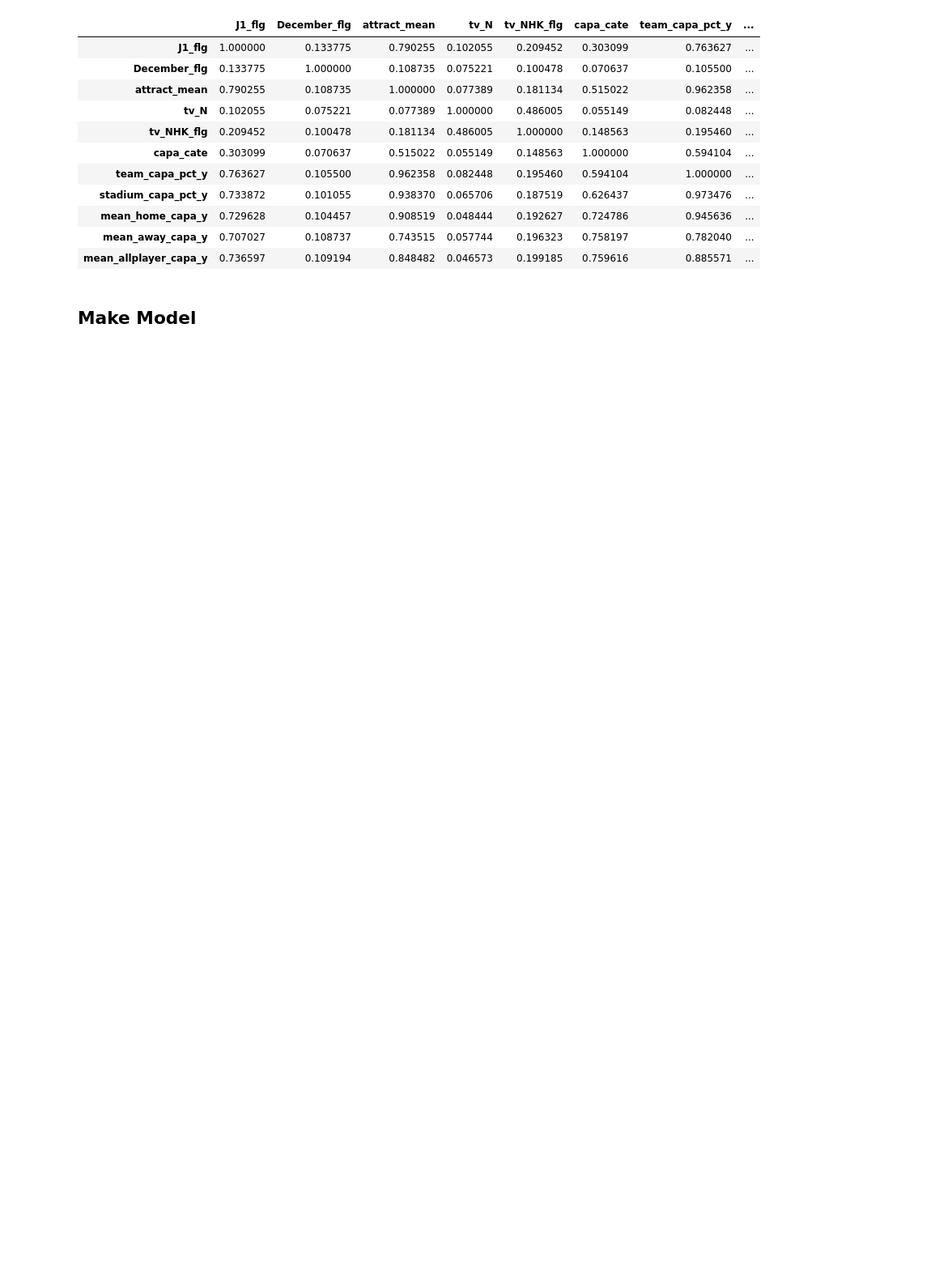
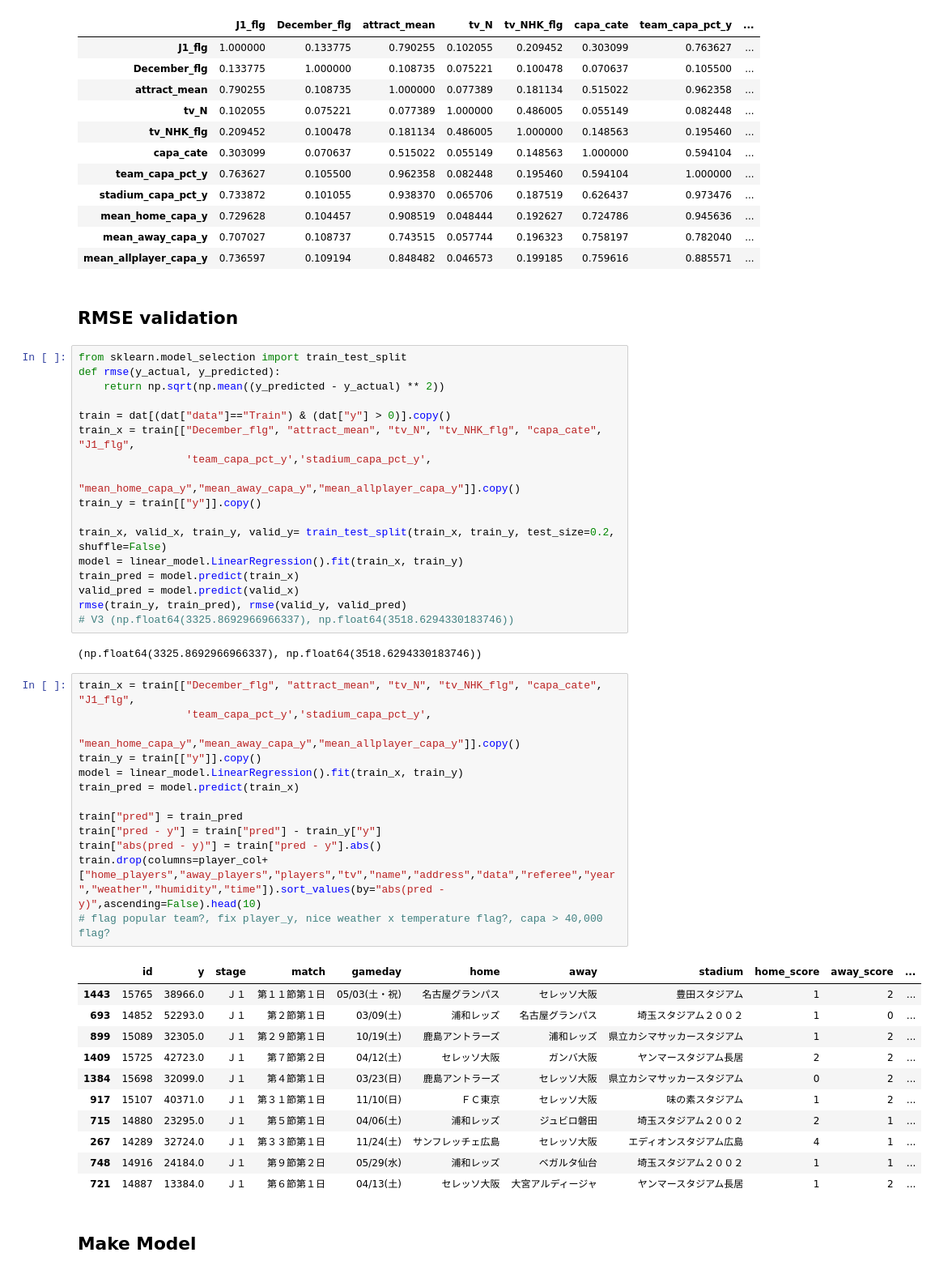
Before and after one commit to ixotech1/dstrainingclass, a Jupyter notebook: study/05/JLeague_LC.ipynb, the cells around one changed output. Shown at 81% size. Saved outputs shown, nothing was run; the diff lists cells and outputs as text; blank space fills up the shorter version.

```diff
--- a/study/05/JLeague_LC.ipynb
+++ b/study/05/JLeague_LC.ipynb
@@ -203,6 +203,52 @@ dat[["J1_flg", "December_flg", "attract_mean", "tv_N", "tv_NHK_flg", "capa_cate"
 | mean_home_capa_y | 0.729628 | 0.104457 | 0.908519 | 0.048444 | 0.192627 | 0.724786 | 0.945636 | ... |
 | mean_away_capa_y | 0.707027 | 0.108737 | 0.743515 | 0.057744 | 0.196323 | 0.758197 | 0.782040 | ... |
 | mean_allplayer_capa_y | 0.736597 | 0.109194 | 0.848482 | 0.046573 | 0.199185 | 0.759616 | 0.885571 | ... |
+# %% [markdown]
+## RMSE validation
+# %%
+from sklearn.model_selection import train_test_split
+def rmse(y_actual, y_predicted):
+    return np.sqrt(np.mean((y_predicted - y_actual) ** 2))
+
+train = dat[(dat["data"]=="Train") & (dat["y"] > 0)].copy()
+train_x = train[["December_flg", "attract_mean", "tv_N", "tv_NHK_flg", "capa_cate", "J1_flg",
+                 'team_capa_pct_y','stadium_capa_pct_y',
+                "mean_home_capa_y","mean_away_capa_y","mean_allplayer_capa_y"]].copy()
+train_y = train[["y"]].copy()
+
+train_x, valid_x, train_y, valid_y= train_test_split(train_x, train_y, test_size=0.2, shuffle=False)
+model = linear_model.LinearRegression().fit(train_x, train_y)
+train_pred = model.predict(train_x)
+valid_pred = model.predict(valid_x)
+rmse(train_y, train_pred), rmse(valid_y, valid_pred)
+# V3 (np.float64(3325.8692966966337), np.float64(3518.6294330183746))
+# %% [output]
+(np.float64(3325.8692966966337), np.float64(3518.6294330183746))
+# %%
+train_x = train[["December_flg", "attract_mean", "tv_N", "tv_NHK_flg", "capa_cate", "J1_flg",
+                 'team_capa_pct_y','stadium_capa_pct_y',
+                "mean_home_capa_y","mean_away_capa_y","mean_allplayer_capa_y"]].copy()
+train_y = train[["y"]].copy()
+model = linear_model.LinearRegression().fit(train_x, train_y)
+train_pred = model.predict(train_x)
+
+train["pred"] = train_pred
+train["pred - y"] = train["pred"] - train_y["y"]
+train["abs(pred - y)"] = train["pred - y"].abs()
+train.drop(columns=player_col+["home_players","away_players","players","tv","name","address","data","referee","year","weather","humidity","time"]).sort_values(by="abs(pred - y)",ascending=False).head(10)
+# flag popular team?, fix player_y, nice weather x temperature flag?, capa > 40,000 flag?
+# %% [output]
+|  | id | y | stage | match | gameday | home | away | stadium | home_score | away_score | ... |
+| 1443 | 15765 | 38966.0 | Ｊ１ | 第１１節第１日 | 05/03(土・祝) | 名古屋グランパス | セレッソ大阪 | 豊田スタジアム | 1 | 2 | ... |
+| 693 | 14852 | 52293.0 | Ｊ１ | 第２節第１日 | 03/09(土) | 浦和レッズ | 名古屋グランパス | 埼玉スタジアム２００２ | 1 | 0 | ... |
+| 899 | 15089 | 32305.0 | Ｊ１ | 第２９節第１日 | 10/19(土) | 鹿島アントラーズ | 浦和レッズ | 県立カシマサッカースタジアム | 1 | 2 | ... |
+| 1409 | 15725 | 42723.0 | Ｊ１ | 第７節第２日 | 04/12(土) | セレッソ大阪 | ガンバ大阪 | ヤンマースタジアム長居 | 2 | 2 | ... |
+| 1384 | 15698 | 32099.0 | Ｊ１ | 第４節第１日 | 03/23(日) | 鹿島アントラーズ | セレッソ大阪 | 県立カシマサッカースタジアム | 0 | 2 | ... |
+| 917 | 15107 | 40371.0 | Ｊ１ | 第３１節第１日 | 11/10(日) | ＦＣ東京 | セレッソ大阪 | 味の素スタジアム | 1 | 2 | ... |
+| 715 | 14880 | 23295.0 | Ｊ１ | 第５節第１日 | 04/06(土) | 浦和レッズ | ジュビロ磐田 | 埼玉スタジアム２００２ | 2 | 1 | ... |
+| 267 | 14289 | 32724.0 | Ｊ１ | 第３３節第１日 | 11/24(土) | サンフレッチェ広島 | セレッソ大阪 | エディオンスタジアム広島 | 4 | 1 | ... |
+| 748 | 14916 | 24184.0 | Ｊ１ | 第９節第２日 | 05/29(水) | 浦和レッズ | ベガルタ仙台 | 埼玉スタジアム２００２ | 1 | 1 | ... |
+| 721 | 14887 | 13384.0 | Ｊ１ | 第６節第１日 | 04/13(土) | セレッソ大阪 | 大宮アルディージャ | ヤンマースタジアム長居 | 1 | 2 | ... |
 # %% [markdown]
 ## Make Model
 # %%
```
Also changed, not shown: parts of 7 cells of this notebook, 2 other files.
